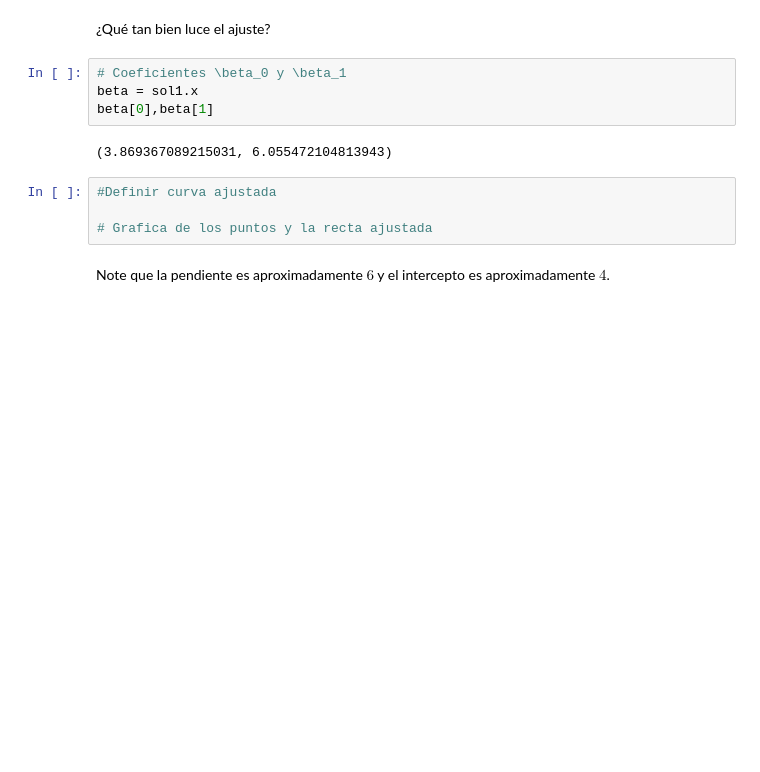
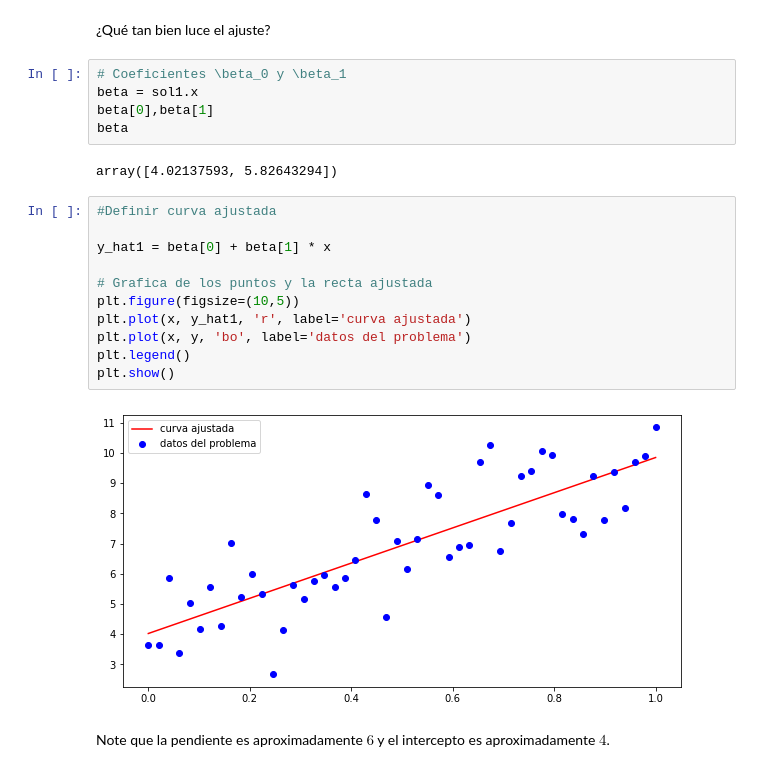
Before and after one commit to kodharius/SimMat-2022-2, a Jupyter notebook: Modulo 1/Clase6_AjusteCurvas.ipynb, the cells around one changed output. Saved outputs shown, nothing was run; the diff lists cells and outputs as text; blank space fills up the shorter version.

```diff
--- a/Modulo 1/Clase6_AjusteCurvas.ipynb
+++ b/Modulo 1/Clase6_AjusteCurvas.ipynb
@@ -232,12 +255,22 @@ sol1
 # Coeficientes \beta_0 y \beta_1
 beta = sol1.x
 beta[0],beta[1]
+beta
 # %% [output]
-(3.869367089215031, 6.055472104813943)
+array([4.02137593, 5.82643294])
-# %%
-#Definir curva ajustada
-
-# Grafica de los puntos y la recta ajustada
+# %%
+#Definir curva ajustada
+
+y_hat1 = beta[0] + beta[1] * x
+
+# Grafica de los puntos y la recta ajustada
+plt.figure(figsize=(10,5))
+plt.plot(x, y_hat1, 'r', label='curva ajustada')
+plt.plot(x, y, 'bo', label='datos del problema')
+plt.legend()
+plt.show()
+# %% [output]
+[figure, added]
 # %% [markdown]
 Note que la pendiente es aproximadamente $6$ y el intercepto es aproximadamente $4$.
 # %% [markdown]
```
Also changed, not shown: parts of 32 cells of this notebook, 4 other files.
